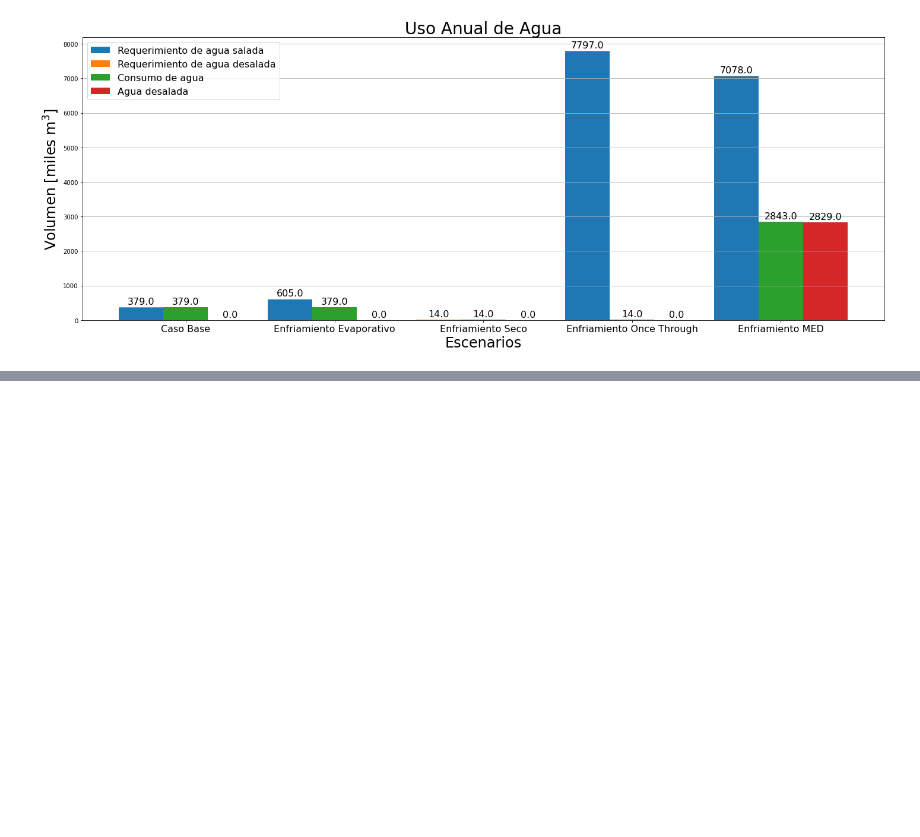
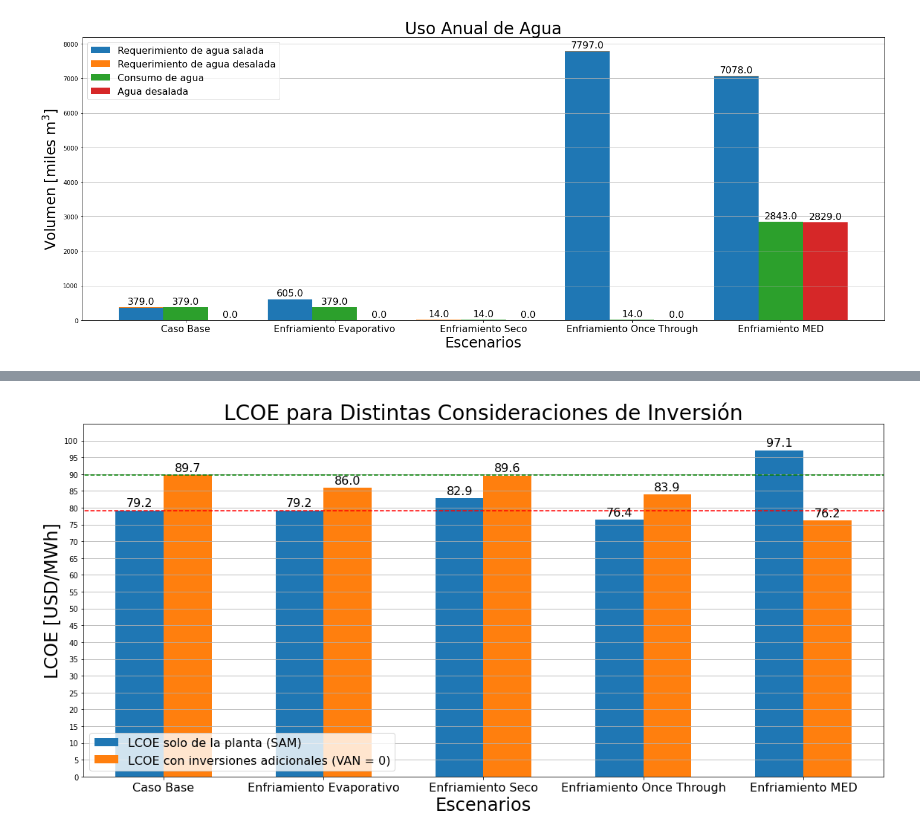
Before and after one commit to georgegacitua/CSP_data, a Jupyter notebook: CSP_comparison.ipynb, the cells around one changed output, grey strips where cells are left out. Saved outputs shown, nothing was run; the diff lists cells and outputs as text; code cells hidden in the pictures; blank space fills up the shorter version.

```diff
--- a/CSP_comparison.ipynb
+++ b/CSP_comparison.ipynb
@@ -189,0 +195,32 @@ plt.show()
+# %%
+lcoe = [79.2, 79.2, 82.9, 76.4, 97.1]
+lcoe_real = [89.7, 86.0, 89.6, 83.9, 76.2]
+
+x = np.arange(len(cases[1:]))  # the label locations
+width = 0.3  # the width of the bars
+
+fig, ax = plt.subplots(figsize=(16, 8))
+rects1 = ax.bar(x - width/2, lcoe, width, label= 'LCOE solo de la planta (SAM)')
+rects2 = ax.bar(x + width/2, lcoe_real, width, label= 'LCOE con inversiones adicionales (VAN = 0)')
+ax.plot([-1, 8], [lcoe[0], lcoe[0]], 'r--')
+ax.plot([-1, 8], [lcoe_real[0], lcoe_real[0]], 'g--')
+# Add some text for labels, title and custom x-axis tick labels, etc.
+ax.set_ylabel('LCOE [USD/MWh]', fontsize= 24)
+ax.set_xlabel('Escenarios', fontsize= 24)
+ax.set_title('LCOE para Distintas Consideraciones de Inversión', fontsize= 28)
+ax.set_xticks(x)
+ax.set_xlim(-0.5, 4.5)
+ax.set_yticks(np.arange(0, 105, 5))
+ax.set_ylim(0, 105)
+ax.set_xticklabels(cases[1:], fontsize= 16)
+ax.grid(axis= 'y')
+ax.legend(loc= 'lower left', fontsize= 16)
+
+autolabel(rects1)
+autolabel(rects2)
+
+fig.tight_layout()
+plt.savefig('lcoe_cases.png', format='png', bbox_inches='tight')
+plt.show()
+# %% [output]
+[figure, added]
```
Also changed, not shown: parts of 3 cells of this notebook, 3 other files.
